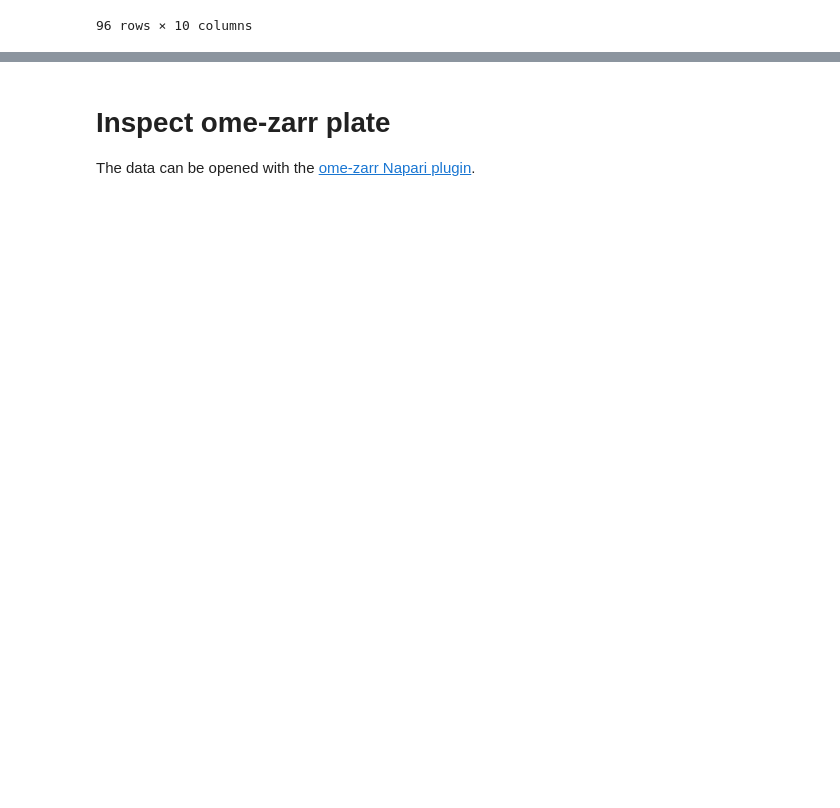
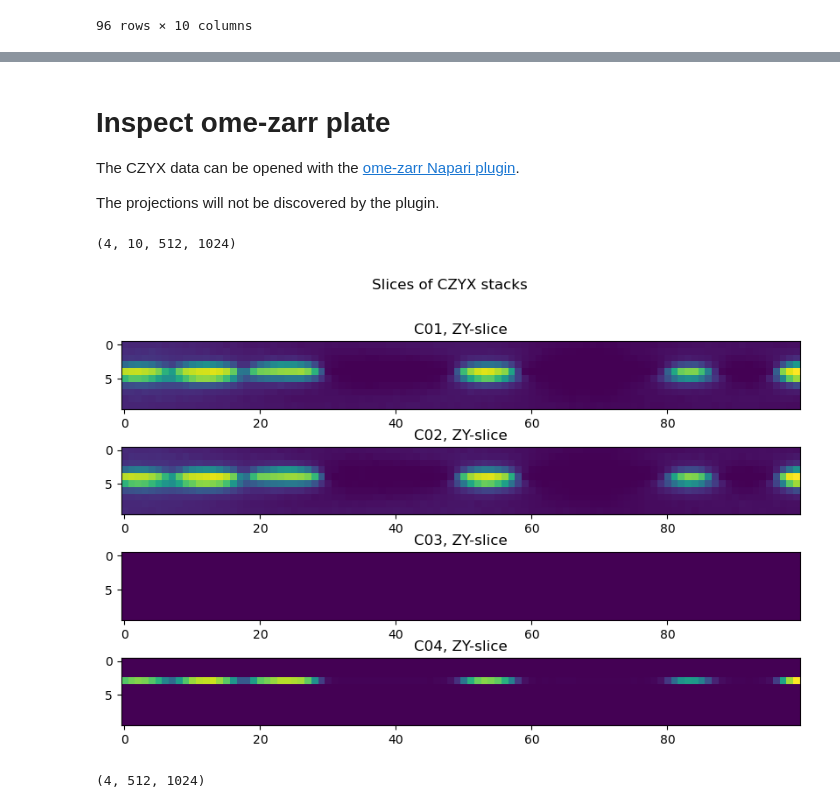
Before and after one commit to fmi-faim/faim-ipa, a Jupyter notebook: examples/Create ome-zarr from Z-Stack Multi-Field Acquisition.ipynb, the cells around one changed output, grey strips where cells are left out. Drawn from its saved outputs; the diff is of its cells as text; code cells hidden in the pictures; blank space fills up the shorter version.

```diff
--- a/examples/Create ome-zarr from Z-Stack Multi-Field Acquisition.ipynb
+++ b/examples/Create ome-zarr from Z-Stack Multi-Field Acquisition.ipynb
@@ -168,3 +158,5 @@ for well in tqdm(files['well'].unique()):
 # %% [markdown]
 # Inspect ome-zarr plate
-The data can be opened with the [ome-zarr Napari plugin](https://www.napari-hub.org/plugins/napari-ome-zarr).
+The CZYX data can be opened with the [ome-zarr Napari plugin](https://www.napari-hub.org/plugins/napari-ome-zarr).
+
+The projections will not be discovered by the plugin.
@@ -170,0 +165,24 @@ The data can be opened with the [ome-zarr Napari plugin](https://www.napari-hub.
+# %%
+# row/column/field/resolution-level
+e07_stack = plate['E/7/0/0']
+print(e07_stack.shape)
+# %% [output]
+(4, 10, 512, 1024)
+# %%
+plt.figure(figsize=(10, 6))
+plt.subplot(4, 1, 1)
+plt.imshow(e07_stack[0, ..., :100, 512])
+plt.title("C01, ZY-slice");
+plt.subplot(4, 1, 2)
+plt.imshow(e07_stack[1, ..., :100, 512])
+plt.title("C02, ZY-slice");
+plt.subplot(4, 1, 3)
+plt.imshow(e07_stack[2, ..., :100, 512])
+plt.title("C03, ZY-slice");
+plt.subplot(4, 1, 4)
+plt.imshow(e07_stack[3, ..., :100, 512])
+plt.title("C04, ZY-slice");
+
+plt.suptitle("Slices of CZYX stacks");
+# %% [output]
+[figure, added]
@@ -170,0 +192,4 @@ The data can be opened with the [ome-zarr Napari plugin](https://www.napari-hub.
+# %%
+e07_projections.shape
+# %% [output]
+(4, 512, 1024)
```
Also changed, not shown: parts of 14 cells of this notebook, 3 other files.
